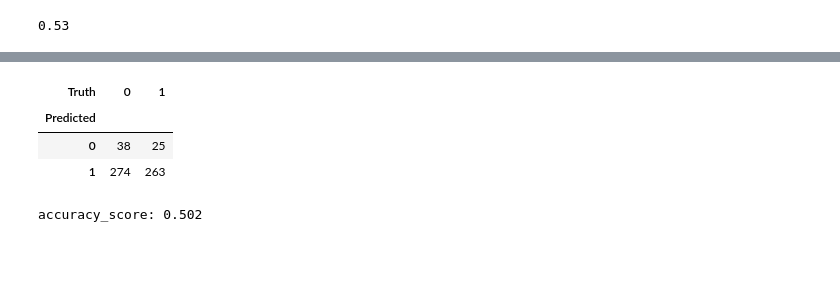
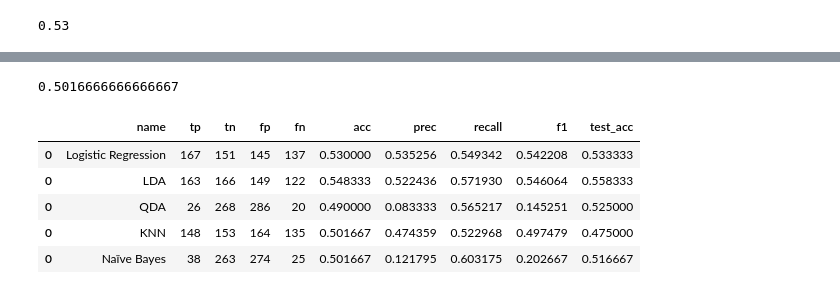
Before and after one commit to danschumac1/Fundraising, a Jupyter notebook: simple_by_hand.ipynb, the cells around one changed output, grey strips where cells are left out. Cells and saved outputs as stored; diff of their text form; code cells hidden in the pictures; blank space fills up the shorter version.

```diff
--- a/simple_by_hand.ipynb
+++ b/simple_by_hand.ipynb
@@ -57,13 +147,13 @@ REMOVED: ['zipconvert5_Yes', 'avg_fam_inc', 'months_since_donate', 'med_fam_inc'
 # %%
 # Selecting features and target variable for training data
-X_train = train.drop(['target_No Donor'], axis =1 )
-y_train = train['target_No Donor']
-X_test = dev.drop(['target_No Donor'], axis = 1)
-y_test = dev['target_No Donor']
+X_train = train.drop(['target'], axis =1 )
+y_train = train['target']
+X_test = dev.drop(['target'], axis = 1)
+y_test = dev['target']
 
 # Fitting logistic regression model
 glm = sm.GLM(y_train, X_train, family=sm.families.Binomial())
-results = glm.fit()
+glm = glm.fit()
 
 # Summarizing results
-print(results.summary())
+# print(results.summary())
@@ -167,14 +256,20 @@ accuracy_score: 0.502
 # %%
-NB = GaussianNB()
-NB.fit(X_train, y_train)
-nb_preds = NB.predict(X_test)
-confusion_table(nb_preds, y_test)
+nb = GaussianNB()
+nb.fit(X_train, y_train)
+nb_preds = nb.predict(X_test)
+nb_acc = accuracy_score(nb_preds,y_test)
+
+print(nb_acc)
+save_df = pd.DataFrame(nb_preds, columns=['values'])
+save_df.to_csv('./preds/nb.csv', index=False)
+
+d = confusion_table(nb_preds, y_test)
+results_df = pd.concat([results_df,convert_confusion_matrix(d, 'Naïve Bayes')])
+
+nb_test_preds = (nb.predict(test) >= 0.5).astype(int)
+nb_test_preds = format_results(nb_test_preds)
+
+save_df = pd.DataFrame(nb_test_preds, columns=['values'])
+save_df.to_csv('./preds/nb.csv', index=False)
 # %% [output]
-| Truth | 0 | 1 |
-| Predicted |  |  |
-| 0 | 38 | 25 |
-| 1 | 274 | 263 |
+0.5016666666666667
-# %%
-print(f'accuracy_score: {accuracy_score(nb_preds, y_test):.3}')
-# %% [output]
-accuracy_score: 0.502
@@ -180,0 +278,19 @@ accuracy_score: 0.502
+# %%
+test_acc = { # these are from running on the website
+    'log': 0.5333333,
+    'lda': 0.5583333,
+    'qda': 0.525,
+    'knn':  0.475,
+    'nb': 0.5166667,
+}
+# %%
+results_df['test_acc'] = test_acc.values()
+# %%
+results_df
+# %% [output]
+|  | name | tp | tn | fp | fn | acc | prec | recall | f1 | test_acc |
+| 0 | Logistic Regression | 167 | 151 | 145 | 137 | 0.530000 | 0.535256 | 0.549342 | 0.542208 | 0.533333 |
+| 0 | LDA | 163 | 166 | 149 | 122 | 0.548333 | 0.522436 | 0.571930 | 0.546064 | 0.558333 |
+| 0 | QDA | 26 | 268 | 286 | 20 | 0.490000 | 0.083333 | 0.565217 | 0.145251 | 0.525000 |
+| 0 | KNN | 148 | 153 | 164 | 135 | 0.501667 | 0.474359 | 0.522968 | 0.497479 | 0.475000 |
+| 0 | Naïve Bayes | 38 | 263 | 274 | 25 | 0.501667 | 0.121795 | 0.603175 | 0.202667 | 0.516667 |
```
Also changed, not shown: parts of 29 cells of this notebook, 24 other files.
